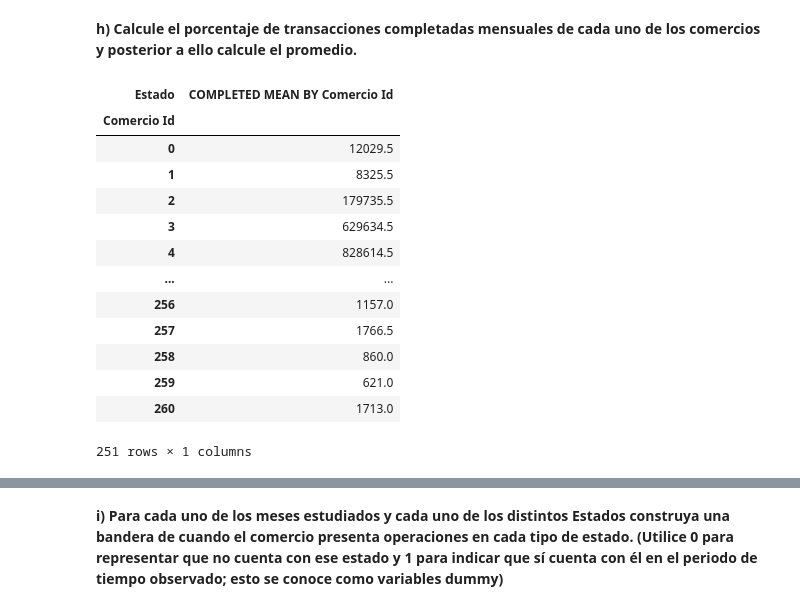
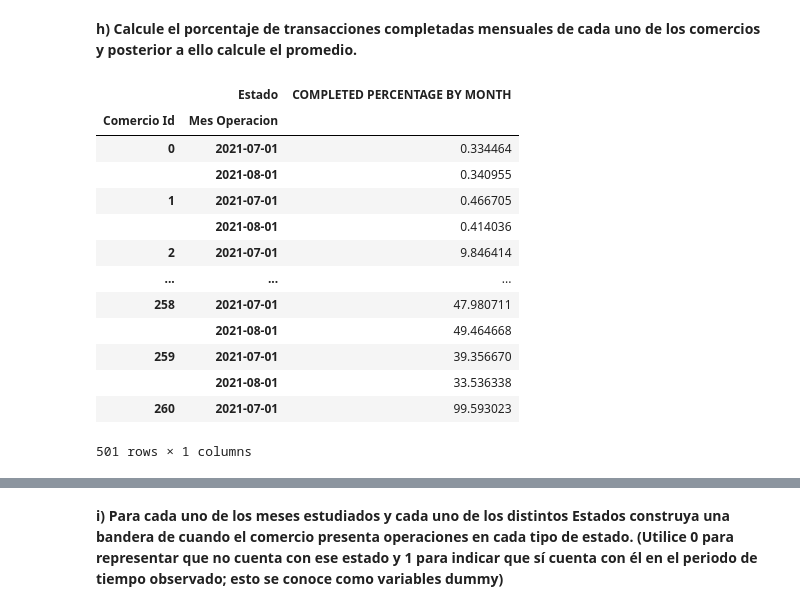
Before and after one commit to ber19/Examen-Data-Engineer, a Jupyter notebook: Parte_B/ParteB_new.ipynb, the cells around one changed output, grey strips where cells are left out. Drawn from its saved outputs; the diff is of its cells as text; code cells hidden in the pictures.

```diff
--- a/Parte_B/ParteB_new.ipynb
+++ b/Parte_B/ParteB_new.ipynb
@@ -259,19 +259,19 @@ pvT1.div(pvT1.sum(axis=1), axis=0).mul(100)[["COMPLETED"]].rename(columns={"COMP
 # %%
 #---h
 pvT2 = df_b3.pivot_table(index=["Comercio Id", "Mes Operacion"], columns="Estado", values="# Transacciones", aggfunc="sum").fillna(0)
-pvT2[["COMPLETED"]].groupby("Comercio Id").mean().rename(columns={"COMPLETED":"COMPLETED MEAN BY Comercio Id"})
+pvT2.div(pvT2.sum(axis=1), axis=0).mul(100)[["COMPLETED"]].rename(columns={"COMPLETED":"COMPLETED PERCENTAGE BY MONTH"})
 # %% [output]
-| Estado | COMPLETED MEAN BY Comercio Id |
-| Comercio Id |  |
-| 0 | 12029.5 |
-| 1 | 8325.5 |
-| 2 | 179735.5 |
-| 3 | 629634.5 |
-| 4 | 828614.5 |
-| ... | ... |
-| 256 | 1157.0 |
-| 257 | 1766.5 |
-| 258 | 860.0 |
-| 259 | 621.0 |
-| 260 | 1713.0 |
+|  | Estado | COMPLETED PERCENTAGE BY MONTH |
+| Comercio Id | Mes Operacion |  |
+| 0 | 2021-07-01 | 0.334464 |
+|  | 2021-08-01 | 0.340955 |
+| 1 | 2021-07-01 | 0.466705 |
+|  | 2021-08-01 | 0.414036 |
+| 2 | 2021-07-01 | 9.846414 |
+| ... | ... | ... |
+| 258 | 2021-07-01 | 47.980711 |
+|  | 2021-08-01 | 49.464668 |
+| 259 | 2021-07-01 | 39.356670 |
+|  | 2021-08-01 | 33.536338 |
+| 260 | 2021-07-01 | 99.593023 |
-251 rows × 1 columns
+501 rows × 1 columns
```
Also changed, not shown: parts of 1 cell of this notebook.
